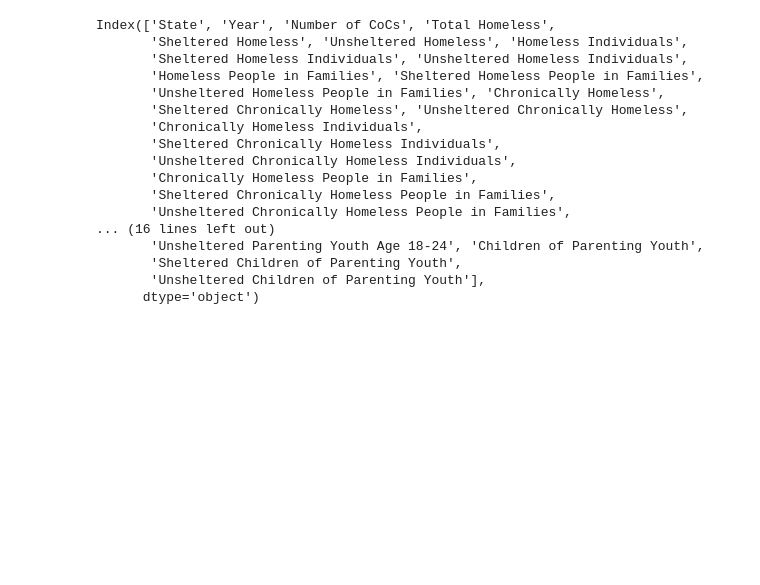
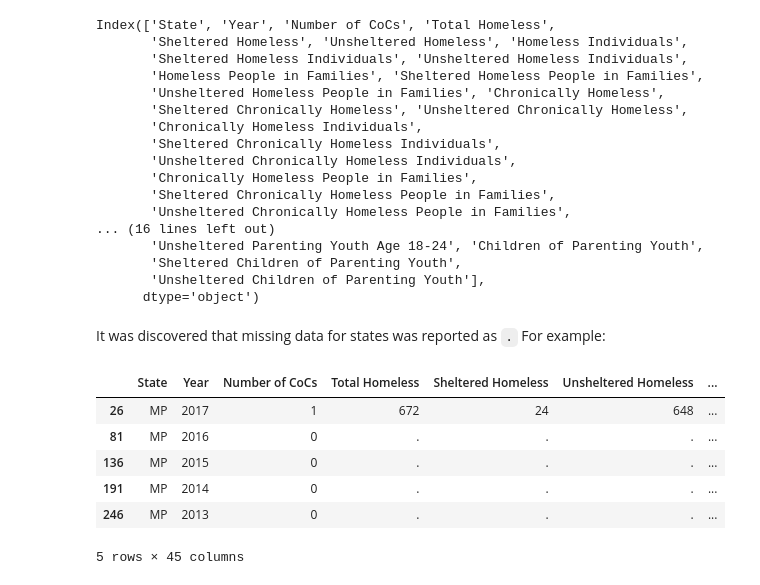
Before and after one commit to rebeccaebarnes/Homelessness, a Jupyter notebook: homelessness-working.ipynb, the cells around one changed output. Saved outputs shown, nothing was run; the diff lists cells and outputs as text; code cells hidden in the pictures; blank space fills up the shorter version.

Commit message:
Update notebook
Saved up to testing the data configuration

```diff
--- a/homelessness-working.ipynb
+++ b/homelessness-working.ipynb
@@ -141,3 +142,15 @@ Index(['State', 'Year', 'Number of CoCs', 'Total Homeless',
        'Sheltered Children of Parenting Youth',
        'Unsheltered Children of Parenting Youth'],
       dtype='object')
+# %% [markdown]
+It was discovered that missing data for states was reported as `.` For example:
+# %%
+df.query('State == "MP"')[:5]
+# %% [output]
+|  | State | Year | Number of CoCs | Total Homeless | Sheltered Homeless | Unsheltered Homeless | ... |
+| 26 | MP | 2017 | 1 | 672 | 24 | 648 | ... |
+| 81 | MP | 2016 | 0 | . | . | . | ... |
+| 136 | MP | 2015 | 0 | . | . | . | ... |
+| 191 | MP | 2014 | 0 | . | . | . | ... |
+| 246 | MP | 2013 | 0 | . | . | . | ... |
+5 rows × 45 columns
```
Also changed, not shown: parts of 60 cells of this notebook.
